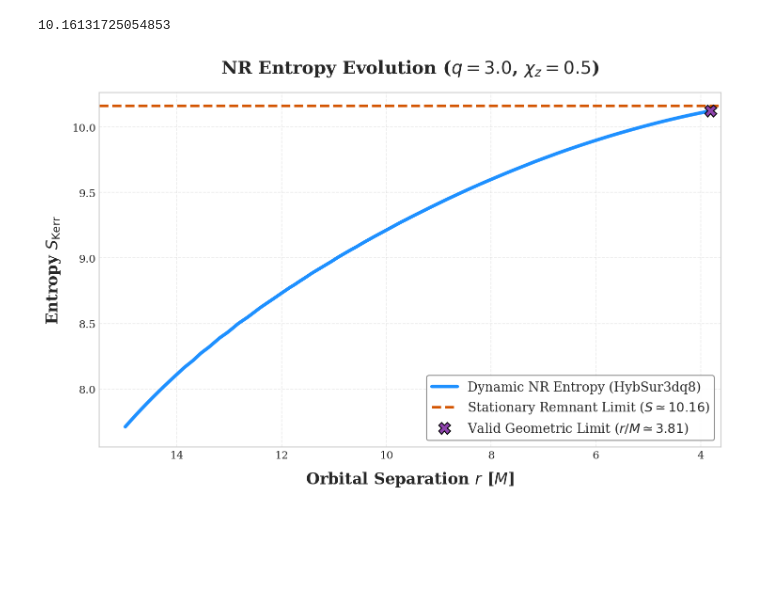
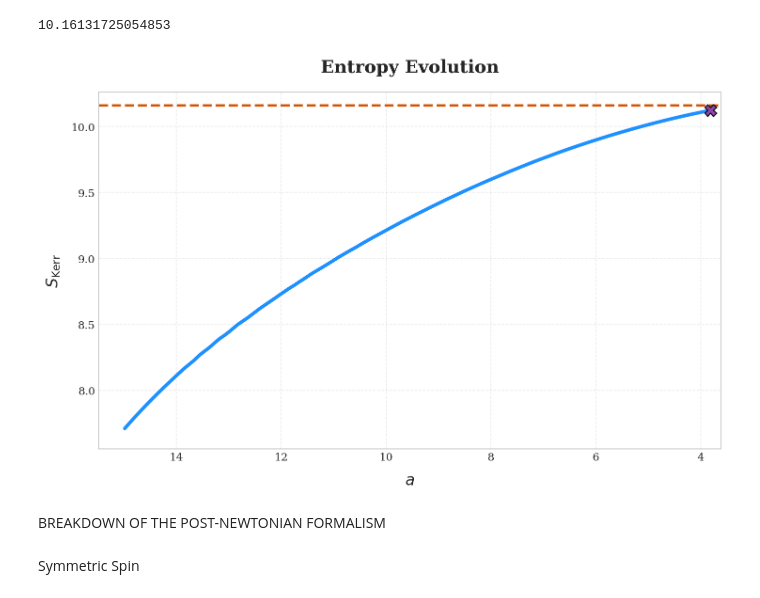
Before and after one commit to giacomobrugali/Entropy-conjecture, a Jupyter notebook: Entropy-conjecture/Newtonian_analysis/Aligned_spin.ipynb, the cells around one changed output. Drawn from its saved outputs; the diff is of its cells as text; code cells hidden in the pictures; blank space fills up the shorter version.

```diff
--- a/Entropy-conjecture/Newtonian_analysis/Aligned_spin.ipynb
+++ b/Entropy-conjecture/Newtonian_analysis/Aligned_spin.ipynb
@@ -388,35 +371,36 @@ S_plot = S_dyn[:cutoff_idx]
 # %%
 plt.rcParams.update({
     'font.size': 14,
     'font.family': 'serif',
     'axes.labelsize': 16,
     'axes.titlesize': 18,
     'legend.fontsize': 13
 })
 
 fig, ax = plt.subplots(figsize=(10, 6.5), dpi=150)
-ax.plot(r_plot, S_plot, color='#1e90ff', lw=3.5, label='Dynamic NR Entropy (HybSur3dq8)')
-ax.axhline(S_final, color='#d35400', linestyle='--', lw=2.5,
-           label=rf'Stationary Remnant Limit ($S \simeq {S_final:.2f}$)')
+ax.plot(r_plot, S_plot, color='#1e90ff', lw=3.5)
+ax.axhline(S_final, color='#d35400', linestyle='--', lw=2.5)
 valid_r_values = r_plot[~np.isnan(S_plot)]
 if len(valid_r_values) > 0:
     r_start_plot = valid_r_values[0]
 else:
     r_start_plot = 15.0
 ax.invert_xaxis()
 ax.set_xlim(r_start_plot + 0.5, r_plot[-1] - 0.2)
 y_min = np.nanmin(S_plot) * 0.98
 y_max = S_final * 1.01
 ax.set_ylim(y_min, y_max)
 ax.plot(r_plot[-1], S_plot[-1], marker='X', color='#8e44ad', markersize=12,
-        markeredgecolor='black', linestyle='none', zorder=5,
-        label=rf'Valid Geometric Limit ($r/M \simeq {r_plot[-1]:.2f}$)')
-ax.set_xlabel(r'Orbital Separation $r$ [$M$]', fontweight='bold', labelpad=10)
-ax.set_ylabel(r'Entropy $S_{\mathrm{Kerr}}$', fontweight='bold', labelpad=10)
-ax.set_title(rf'NR Entropy Evolution ($q={q}$, $\chi_z={chi1_z}$)', fontweight='bold', pad=20)
+        markeredgecolor='black', linestyle='none', zorder=5)
+ax.set_xlabel(r'$a$', fontweight='bold', labelpad=10)
+ax.set_ylabel(r'$S_{\mathrm{Kerr}}$', fontweight='bold', labelpad=10)
+ax.set_title(r'Entropy Evolution', fontweight='bold', pad=20)
 ax.grid(True, linestyle='--', alpha=0.4)
-ax.legend(loc='lower right', frameon=True, facecolor='white', edgecolor='gray', framealpha=0.9)
 plt.tight_layout()
 plt.show()
 # %% [output]
-[figure, old version]
+[figure, new version]
+# %% [markdown]
+BREAKDOWN OF THE POST-NEWTONIAN FORMALISM
+# %% [markdown]
+Symmetric Spin
```
Also changed, not shown: parts of 16 cells of this notebook, 1 other file.
